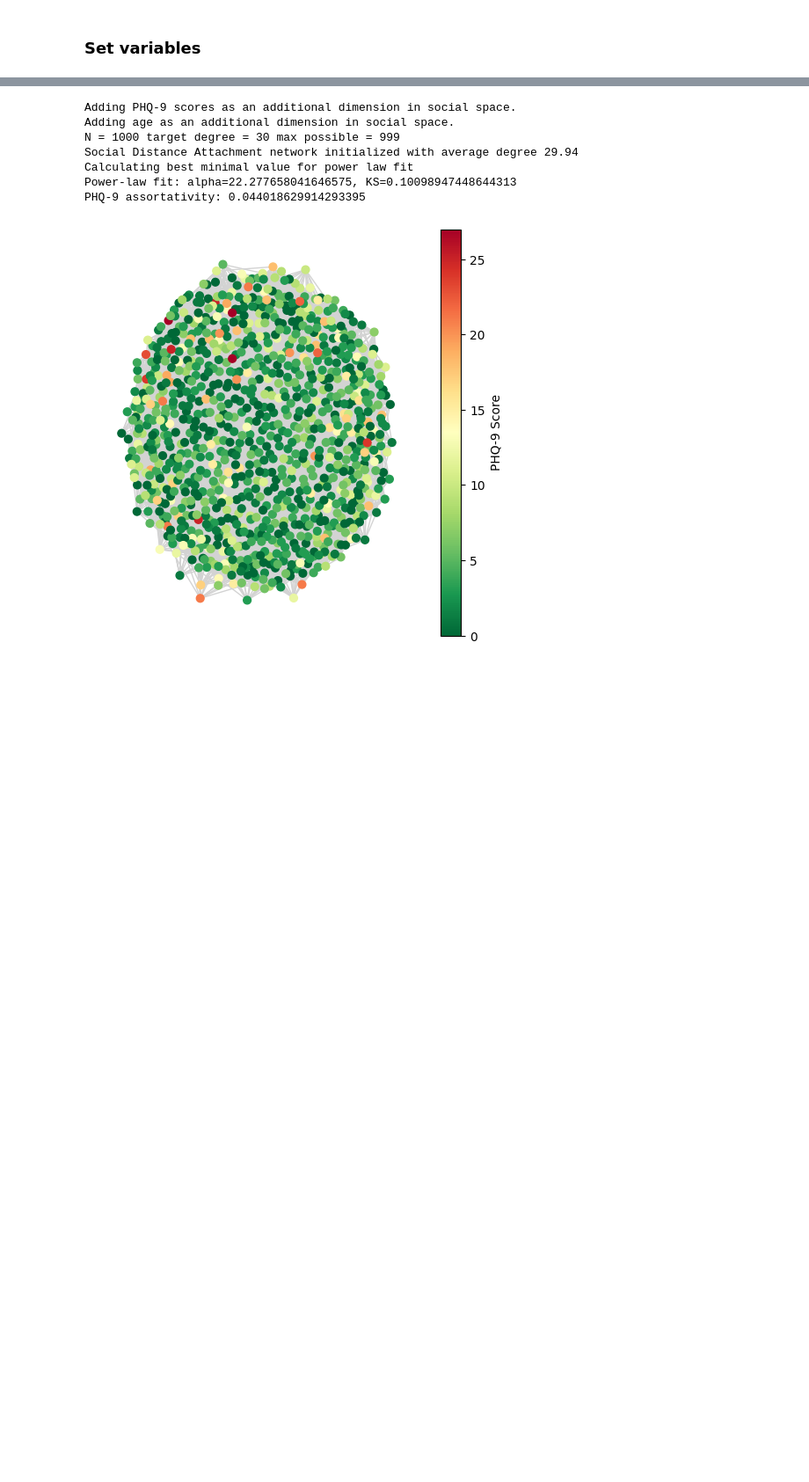
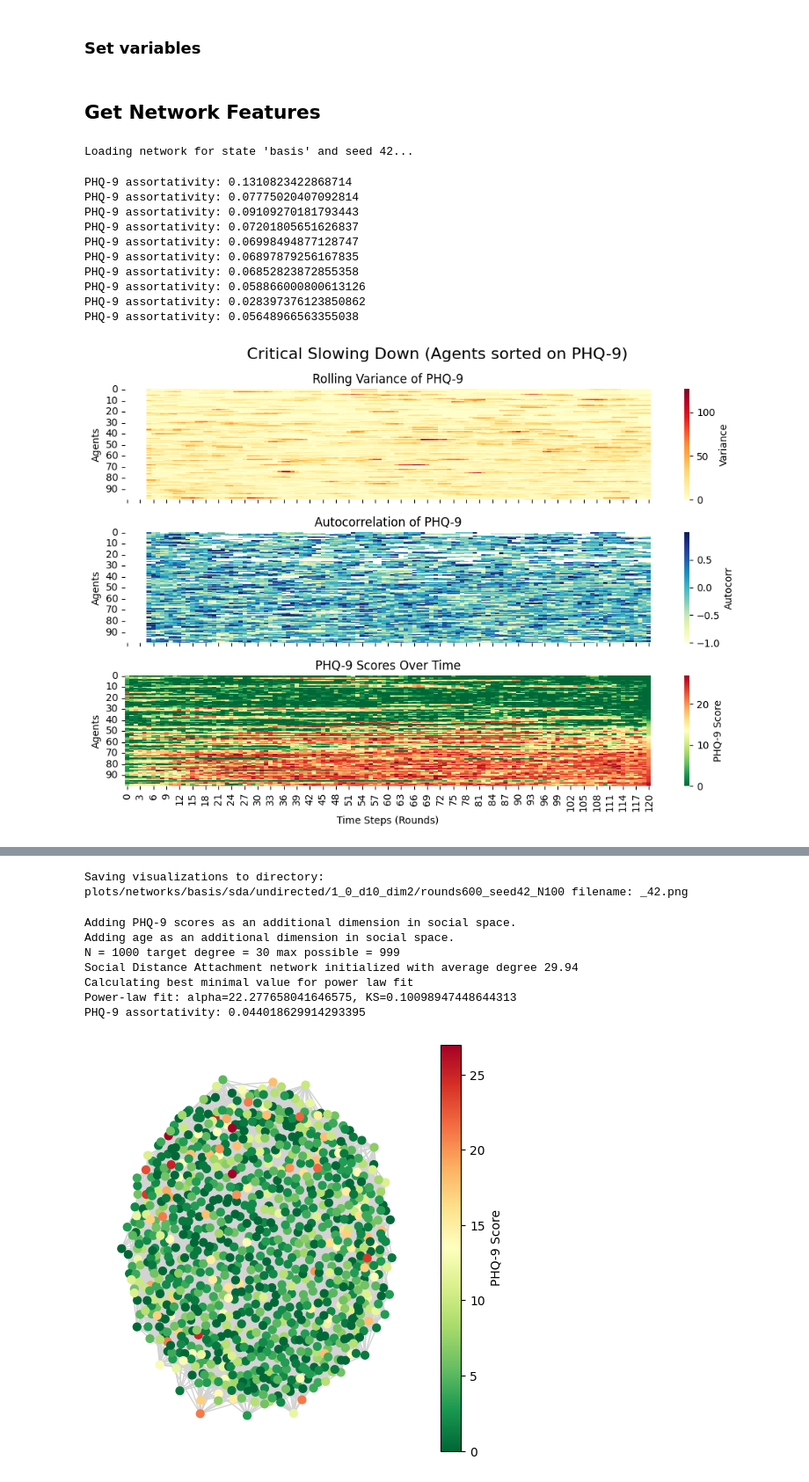
Before and after one commit to chrishoynck/ABM_LLMs_vllm, a Jupyter notebook: experiment.ipynb, the cells around one changed output, grey strips where cells are left out. Shown at 88% size. Cells and saved outputs as stored; diff of their text form; code cells hidden in the pictures; blank space fills up the shorter version.

Commit message:
finalized cd metrics and visualization, also finalized the llm perf metrics on phq9 inference/tweet generation.

```diff
--- a/experiment.ipynb
+++ b/experiment.ipynb
@@ -73,13 +82,13 @@ pipe = get_llm()
 ### Set variables
 # %%
 # --- Simulation Variables ---
-rounds = 0
-num_agents = 1000
+rounds = 600
+num_agents = 100
 net = "sda"
-seeds = [53, 54]
-alpha = 0.5
+seeds = [42]
+alpha = 1.0
 m = 2
-degree = 30
+degree = 10
 p = 0.3
 k = 0
 dim = 2
@@ -104,6 +113,53 @@ args = argparse.Namespace(
     degree=degree,
     dim=dim,
     save=save,
-    use_saved_network=None, # Set to integer if updating existing
+    use_saved_network=0, # Set to integer if updating existing
     directed=False
 )
+# %% [markdown]
+## Get Network Features
+# %%
+all_networks_results = main(args, None, states = ["basis"])
+network_results = all_networks_results["basis"][0]
+network = network_results["network"]
+running_fracs = network_results["running_fracs"]
+fracs_dist_step = network_results["fracs_dist_step"]
+path_manager = PathManager(network=network)
+
+cd_results = metrics.all_agent_phq9_cd(network, window_size=6, shift=6)
+
+# Get paths
+data_path = path_manager.get_run_directory(is_plot=False)
+plot_path = path_manager.get_run_directory(is_plot=True)
+data_filename = path_manager.get_network_filename()
+plot_filename = path_manager.get_plot_name()
+
+vis.plot_agent_cd_heatmaps(network, window=6, cd_results=cd_results, metric_name="PHQ-9", path=plot_path, filename=plot_filename, shift=6)
+
+#Maybe bit ugly here but aggregate degree weighted phq9 scores
+deg_w_phq9 = metrics.degree_weighted_mean(network)
+vis.plot_degree_weighted_phq9(np.array([deg_w_phq9]), plot_path, plot_filename, save=args.save)
+
+
+call_visualizations(
+    network,
+    plot_path,
+    plot_filename,
+    args,
+    running_fracs,
+    fracs_dist_step)
+
+# pca_visualize(all_networks_results, plot_path, plot_filename, args)
+# %% [output]
+Loading network for state 'basis' and seed 42...
+PHQ-9 assortativity: 0.1310823422868714
+PHQ-9 assortativity: 0.07775020407092814
+PHQ-9 assortativity: 0.09109270181793443
+PHQ-9 assortativity: 0.07201805651626837
+PHQ-9 assortativity: 0.06998494877128747
+PHQ-9 assortativity: 0.06897879256167835
+PHQ-9 assortativity: 0.06852823872855358
+PHQ-9 assortativity: 0.058866000800613126
+PHQ-9 assortativity: 0.028397376123850862
+PHQ-9 assortativity: 0.05648966563355038
+[figure, added]
@@ -110,3 +167,4 @@ args = argparse.Namespace(
+Saving visualizations to directory: plots/networks/basis/sda/undirected/1_0_d10_dim2/rounds600_seed42_N100 filename: _42.png
 # %%
 # create network based on args
 network, _, _ = run_simulation(args)
```
Also changed, not shown: parts of 3 cells of this notebook, 6 other files.
